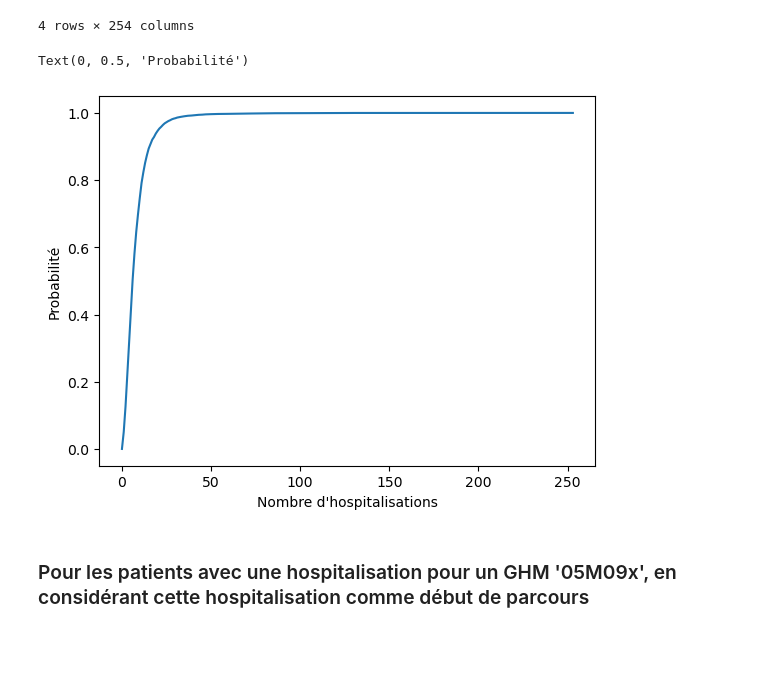
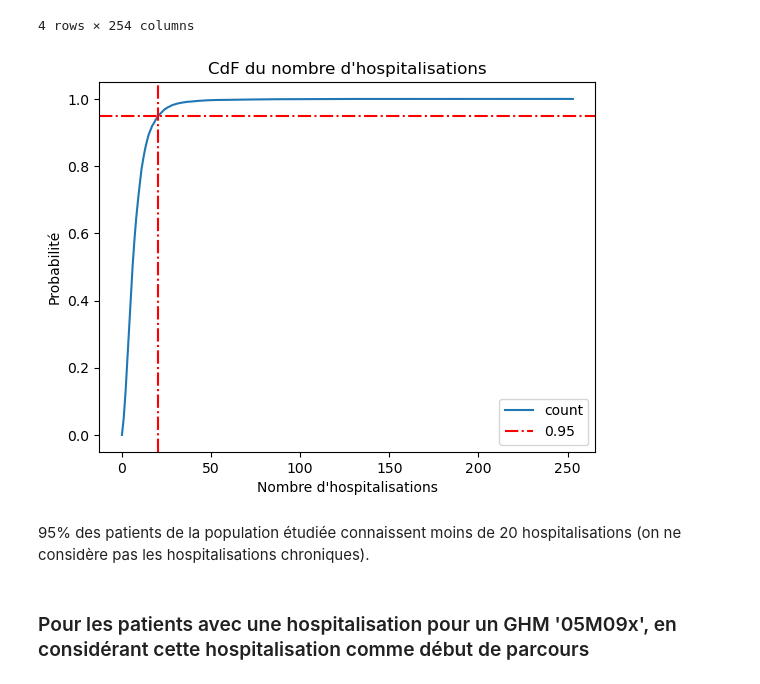
Before and after one commit to Kirscher/TextMining_Parcours_de_soin, a Jupyter notebook: base_sequentielle.ipynb, the cells around one changed output. Cells and saved outputs as stored; diff of their text form; code cells hidden in the pictures; blank space fills up the shorter version.

```diff
--- a/base_sequentielle.ipynb
+++ b/base_sequentielle.ipynb
@@ -57,14 +57,18 @@ p_soins_df.describe()
 # %%
 (1-p_soins_df.describe().iloc[0]/len(p_soins_list)).plot()
 #plt.axhline(y = 0.5, color='r', linestyle='-', label="0.5")
 #plt.axhline(y = 0.05, color='r', linestyle='--', label="0.05")
-#plt.axhline(y = 0.95, color='r', linestyle='-.', label="0.95")
+plt.axhline(y = 0.95, color='r', linestyle='-.', label="0.95")
+plt.axvline(x = 20, color='r', linestyle='-.')
 plt.xlabel("Nombre d'hospitalisations")
 plt.ylabel("Probabilité")
-#plt.legend()
+plt.legend()
+plt.title("CdF du nombre d'hospitalisations")
+plt.show()
 # %% [output]
-Text(0, 0.5, 'Probabilité')
-[figure, old version]
+[figure, new version]
+# %% [markdown]
+95% des patients de la population étudiée connaissent moins de 20 hospitalisations (on ne considère pas les hospitalisations chroniques).
 # %% [markdown]
 ### Pour les patients avec une hospitalisation pour un GHM '05M09x', en considérant cette hospitalisation comme début de parcours
 # %%
```
Also changed, not shown: parts of 10 cells of this notebook, 2 other files.
